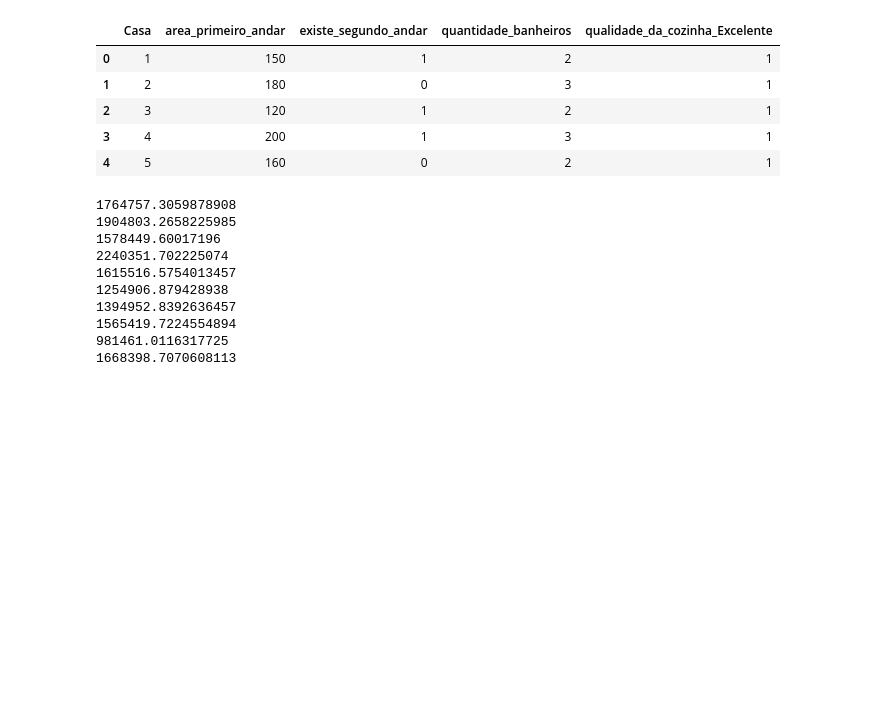
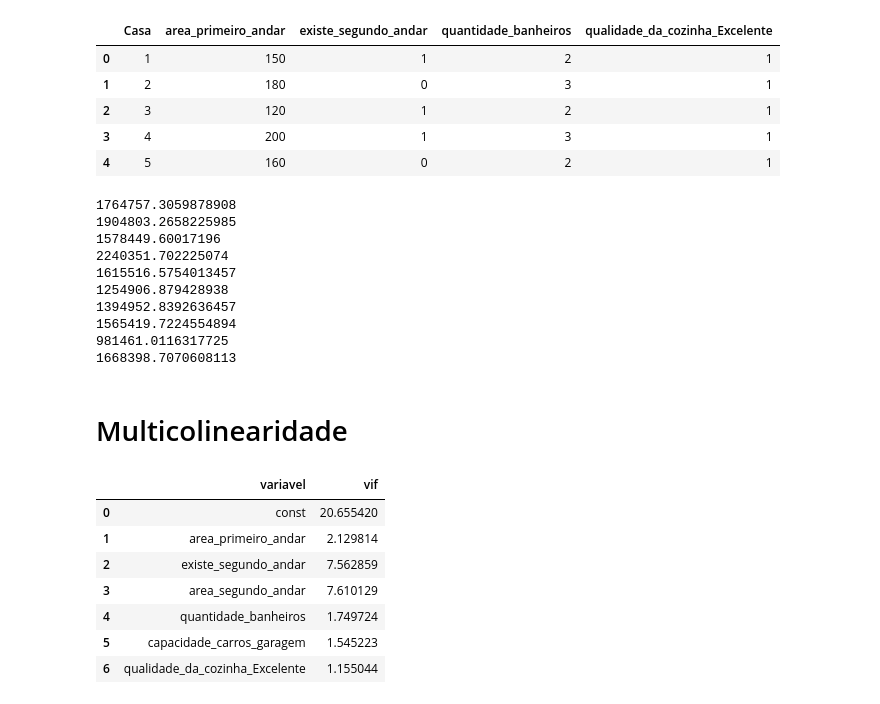
Before and after one commit to BBennemann/Regress-o-teste, a Jupyter notebook: main.ipynb, the cells around one changed output. Drawn from its saved outputs; the diff is of its cells as text; code cells hidden in the pictures; blank space fills up the shorter version.

```diff
--- a/main.ipynb
+++ b/main.ipynb
@@ -242,3 +242,5 @@ for x in range(0, 10):
 1565419.7224554894
 981461.0116317725
 1668398.7070608113
+# %% [markdown]
+# Multicolinearidade
@@ -244,0 +260,16 @@ for x in range(0, 10):
+# %%
+vif_1 = pd.DataFrame()
+vif_1['variavel'] = explicativas_1
+
+vif_1['vif'] = [variance_inflation_factor(x_train[explicativas_1], i) for i in range(len(explicativas_1))]
+# %%
+vif_1
+# %% [output]
+|  | variavel | vif |
+| 0 | const | 20.655420 |
+| 1 | area_primeiro_andar | 2.129814 |
+| 2 | existe_segundo_andar | 7.562859 |
+| 3 | area_segundo_andar | 7.610129 |
+| 4 | quantidade_banheiros | 1.749724 |
+| 5 | capacidade_carros_garagem | 1.545223 |
+| 6 | qualidade_da_cozinha_Excelente | 1.155044 |
```
Also changed, not shown: parts of 8 cells of this notebook, 2 other files.
